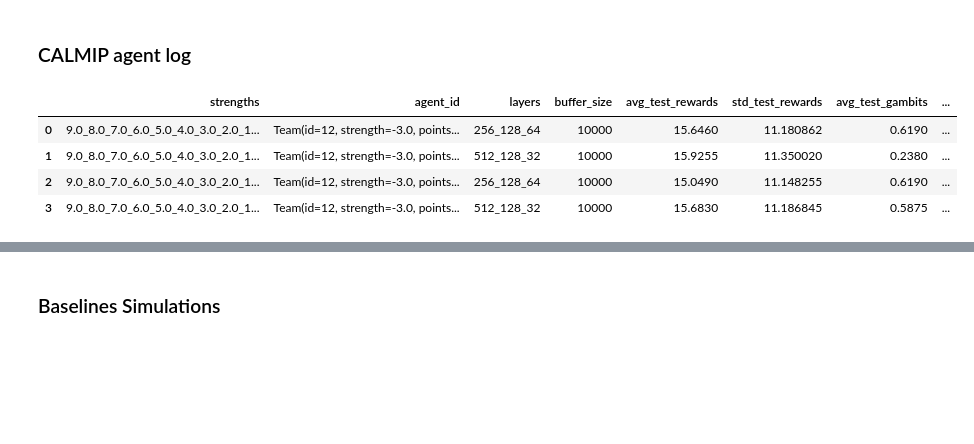
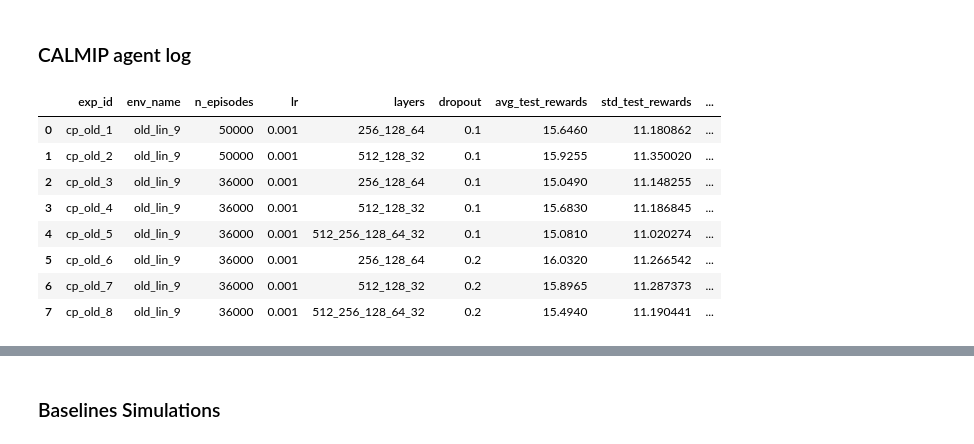
Before and after one commit to arnaud-odet/RL, a Jupyter notebook: notebooks/swiss_round.ipynb, the cells around one changed output, grey strips where cells are left out. Cells and saved outputs as stored; diff of their text form; code cells hidden in the pictures; blank space fills up the shorter version.

```diff
--- a/notebooks/swiss_round.ipynb
+++ b/notebooks/swiss_round.ipynb
@@ -186,11 +187,16 @@ wp+dp+lp
 # %% [markdown]
 ### CALMIP agent log
 # %%
-cldf = pd.read_csv('../logs/calmip_logs.csv', index_col=0)
-cldf[['strengths','agent_id','layers','buffer_size', 'avg_test_rewards', 'std_test_rewards', 'avg_test_gambits', 'std_test_gambits']]
+cpdf = pd.read_csv('../logs/calmip_logs.csv', index_col=0)
+cpdf[['exp_id', 'env_name', 'n_episodes','lr', 'layers', 'dropout', 'avg_test_rewards',
+       'std_test_rewards', 'avg_test_gambits', 'std_test_gambits']]
 # %% [output]
-|  | strengths | agent_id | layers | buffer_size | avg_test_rewards | std_test_rewards | avg_test_gambits | ... |
-| 0 | 9.0_8.0_7.0_6.0_5.0_4.0_3.0_2.0_1... | Team(id=12, strength=-3.0, points... | 256_128_64 | 10000 | 15.6460 | 11.180862 | 0.6190 | ... |
-| 1 | 9.0_8.0_7.0_6.0_5.0_4.0_3.0_2.0_1... | Team(id=12, strength=-3.0, points... | 512_128_32 | 10000 | 15.9255 | 11.350020 | 0.2380 | ... |
-| 2 | 9.0_8.0_7.0_6.0_5.0_4.0_3.0_2.0_1... | Team(id=12, strength=-3.0, points... | 256_128_64 | 10000 | 15.0490 | 11.148255 | 0.6190 | ... |
-| 3 | 9.0_8.0_7.0_6.0_5.0_4.0_3.0_2.0_1... | Team(id=12, strength=-3.0, points... | 512_128_32 | 10000 | 15.6830 | 11.186845 | 0.5875 | ... |
+|  | exp_id | env_name | n_episodes | lr | layers | dropout | avg_test_rewards | std_test_rewards | ... |
+| 0 | cp_old_1 | old_lin_9 | 50000 | 0.001 | 256_128_64 | 0.1 | 15.6460 | 11.180862 | ... |
+| 1 | cp_old_2 | old_lin_9 | 50000 | 0.001 | 512_128_32 | 0.1 | 15.9255 | 11.350020 | ... |
+| 2 | cp_old_3 | old_lin_9 | 36000 | 0.001 | 256_128_64 | 0.1 | 15.0490 | 11.148255 | ... |
+| 3 | cp_old_4 | old_lin_9 | 36000 | 0.001 | 512_128_32 | 0.1 | 15.6830 | 11.186845 | ... |
+| 4 | cp_old_5 | old_lin_9 | 36000 | 0.001 | 512_256_128_64_32 | 0.1 | 15.0810 | 11.020274 | ... |
+| 5 | cp_old_6 | old_lin_9 | 36000 | 0.001 | 256_128_64 | 0.2 | 16.0320 | 11.266542 | ... |
+| 6 | cp_old_7 | old_lin_9 | 36000 | 0.001 | 512_128_32 | 0.2 | 15.8965 | 11.287373 | ... |
+| 7 | cp_old_8 | old_lin_9 | 36000 | 0.001 | 512_256_128_64_32 | 0.2 | 15.4940 | 11.190441 | ... |
```
Also changed, not shown: parts of 8 cells of this notebook, 5 other files.
